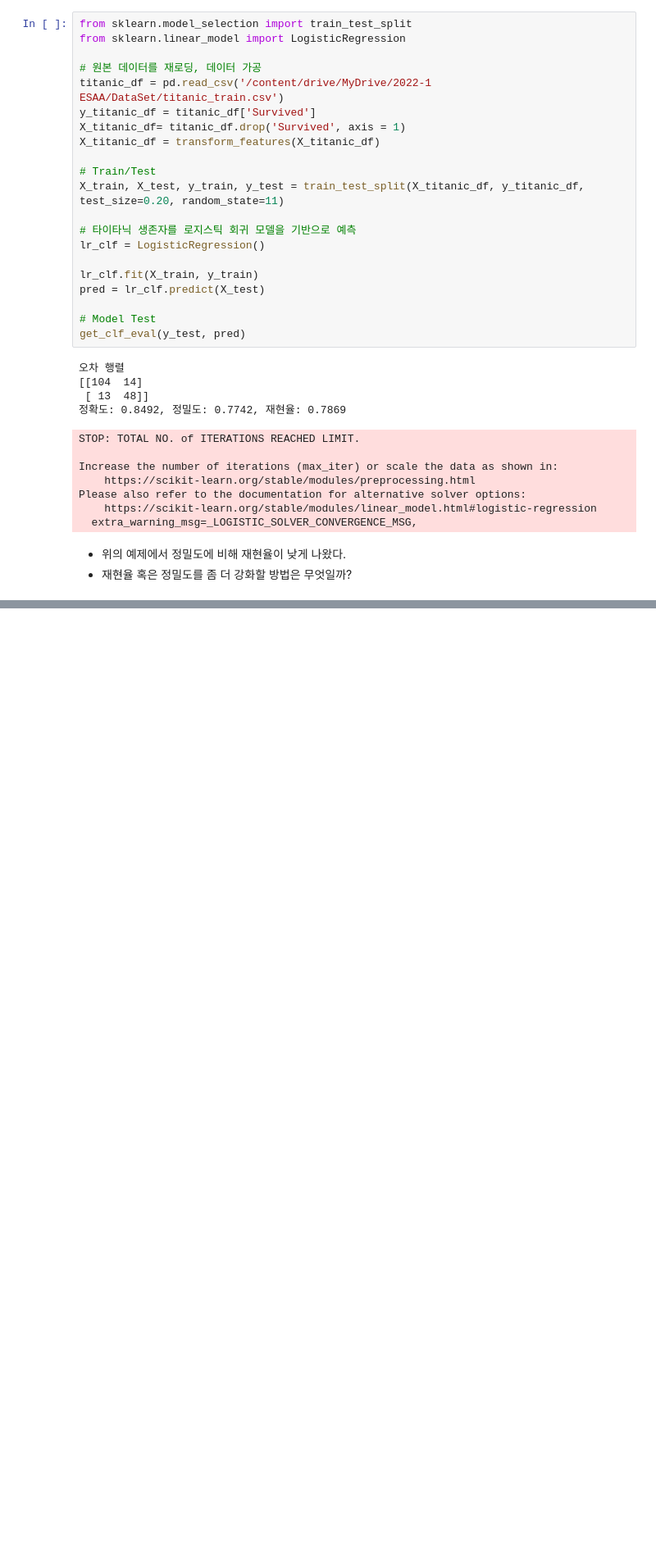
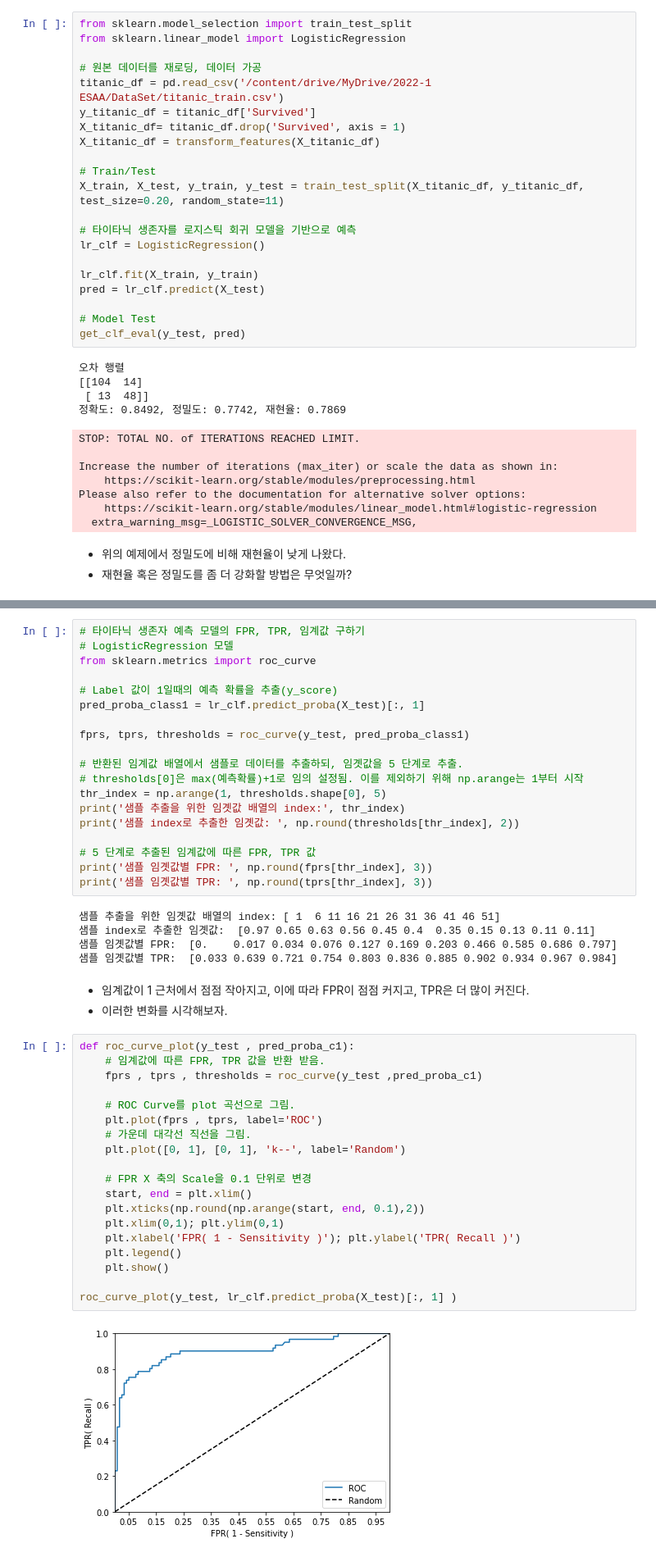
Before and after one commit to Dkepffl/2022-1-ESAA, a Jupyter notebook: Assignment/Assignment0415.ipynb, the cells around one changed output, grey strips where cells are left out. Shown at 82% size. Cells and saved outputs as stored; diff of their text form; blank space fills up the shorter version.

```diff
--- a/Assignment/Assignment0415.ipynb
+++ b/Assignment/Assignment0415.ipynb
@@ -273,0 +570,48 @@ ___
+# %%
+# 타이타닉 생존자 예측 모델의 FPR, TPR, 임계값 구하기
+# LogisticRegression 모델
+from sklearn.metrics import roc_curve
+
+# Label 값이 1일때의 예측 확률을 추출(y_score)
+pred_proba_class1 = lr_clf.predict_proba(X_test)[:, 1]
+
+fprs, tprs, thresholds = roc_curve(y_test, pred_proba_class1)
+
+# 반환된 임계값 배열에서 샘플로 데이터를 추출하되, 임곗값을 5 단계로 추출.
+# thresholds[0]은 max(예측확률)+1로 임의 설정됨. 이를 제외하기 위해 np.arange는 1부터 시작
+thr_index = np.arange(1, thresholds.shape[0], 5)
+print('샘플 추출을 위한 임곗값 배열의 index:', thr_index)
+print('샘플 index로 추출한 임곗값: ', np.round(thresholds[thr_index], 2))
+
+# 5 단계로 추출된 임계값에 따른 FPR, TPR 값
+print('샘플 임곗값별 FPR: ', np.round(fprs[thr_index], 3))
+print('샘플 임곗값별 TPR: ', np.round(tprs[thr_index], 3))
+# %% [output]
+샘플 추출을 위한 임곗값 배열의 index: [ 1  6 11 16 21 26 31 36 41 46 51]
+샘플 index로 추출한 임곗값:  [0.97 0.65 0.63 0.56 0.45 0.4  0.35 0.15 0.13 0.11 0.11]
+샘플 임곗값별 FPR:  [0.    0.017 0.034 0.076 0.127 0.169 0.203 0.466 0.585 0.686 0.797]
+샘플 임곗값별 TPR:  [0.033 0.639 0.721 0.754 0.803 0.836 0.885 0.902 0.934 0.967 0.984]
+# %% [markdown]
+- 임계값이 1 근처에서 점점 작아지고, 이에 따라 FPR이 점점 커지고, TPR은 더 많이 커진다.
+- 이러한 변화를 시각해보자.
+# %%
+def roc_curve_plot(y_test , pred_proba_c1):
+    # 임계값에 따른 FPR, TPR 값을 반환 받음.
+    fprs , tprs , thresholds = roc_curve(y_test ,pred_proba_c1)
+
+    # ROC Curve를 plot 곡선으로 그림.
+    plt.plot(fprs , tprs, label='ROC')
+    # 가운데 대각선 직선을 그림.
+    plt.plot([0, 1], [0, 1], 'k--', label='Random')
+
+    # FPR X 축의 Scale을 0.1 단위로 변경
+    start, end = plt.xlim()
+    plt.xticks(np.round(np.arange(start, end, 0.1),2))
+    plt.xlim(0,1); plt.ylim(0,1)
+    plt.xlabel('FPR( 1 - Sensitivity )'); plt.ylabel('TPR( Recall )')
+    plt.legend()
+    plt.show()
+
+roc_curve_plot(y_test, lr_clf.predict_proba(X_test)[:, 1] )
+# %% [output]
+[figure, added]
```
Also changed, not shown: parts of 27 cells of this notebook.
